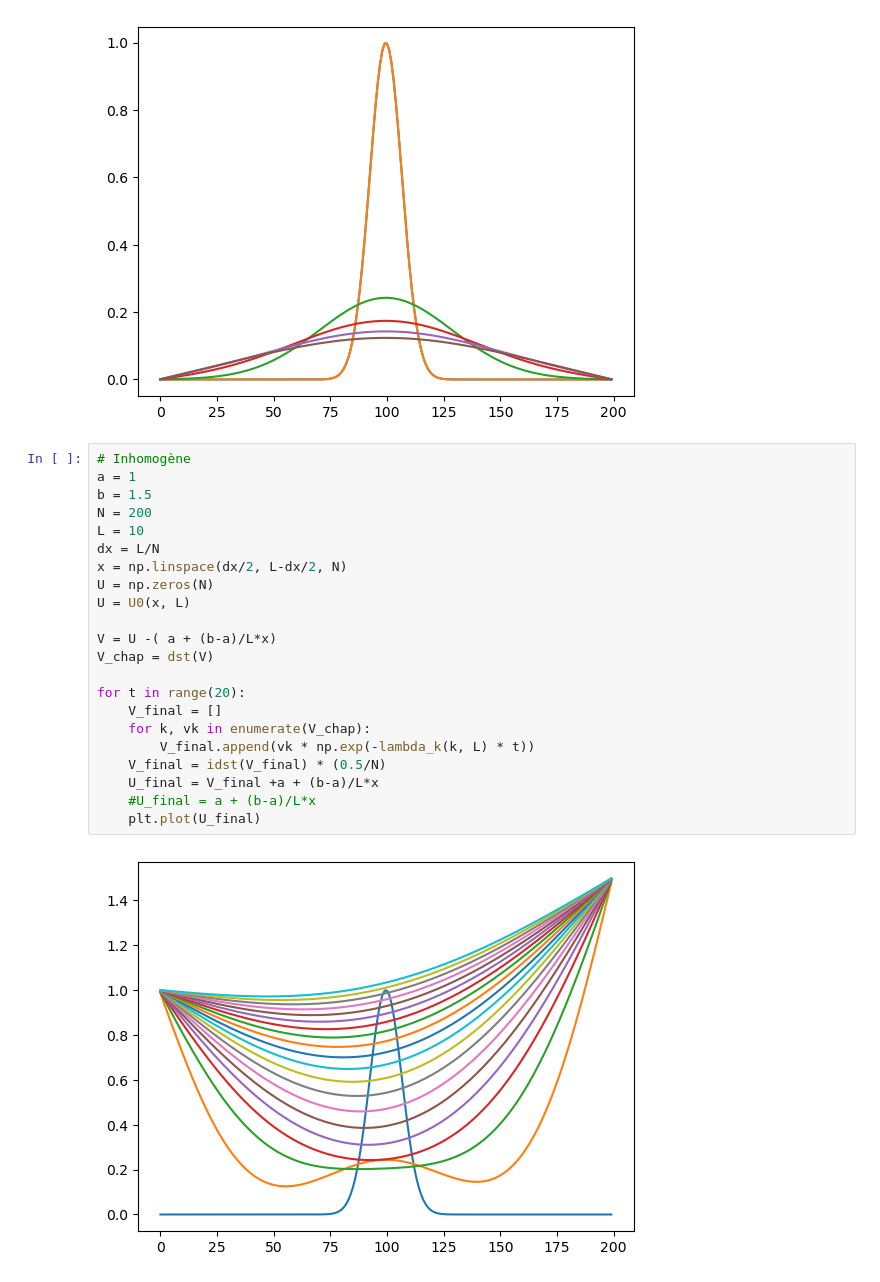
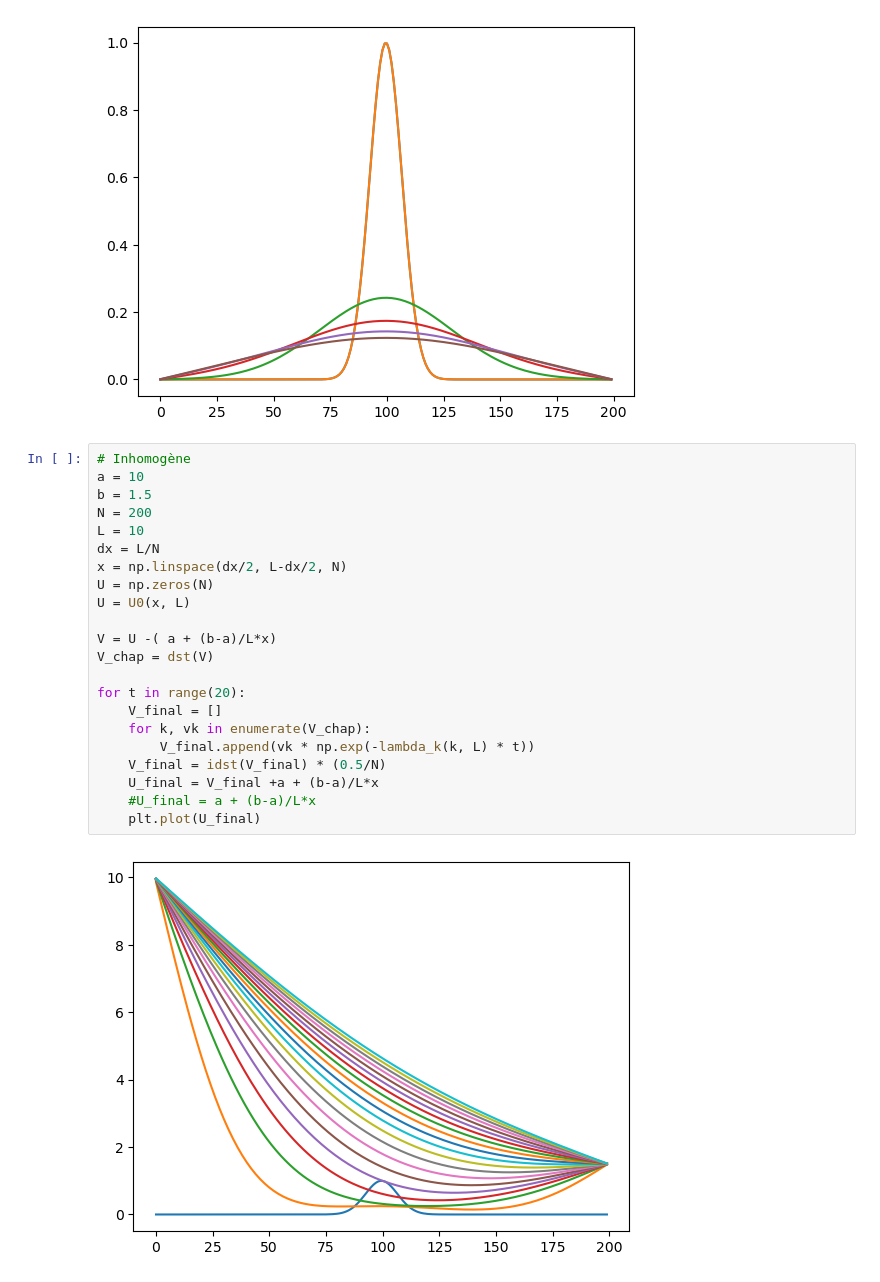
Before and after one commit to YacineCC/UNI, a Jupyter notebook: M1/sycal/fourrier.ipynb, the cells around one changed output. Drawn from its saved outputs; the diff is of its cells as text.

```diff
--- a/M1/sycal/fourrier.ipynb
+++ b/M1/sycal/fourrier.ipynb
@@ -68,25 +68,25 @@ for t in range(5):
 [figure]
 # %%
 # Inhomogène
-a = 1
+a = 10
 b = 1.5
 N = 200
 L = 10
 dx = L/N
 x = np.linspace(dx/2, L-dx/2, N)
 U = np.zeros(N)
 U = U0(x, L)
 
 V = U -( a + (b-a)/L*x)
 V_chap = dst(V)
 
 for t in range(20):
     V_final = []
     for k, vk in enumerate(V_chap):
         V_final.append(vk * np.exp(-lambda_k(k, L) * t))
     V_final = idst(V_final) * (0.5/N)
     U_final = V_final +a + (b-a)/L*x
     #U_final = a + (b-a)/L*x
     plt.plot(U_final)
 # %% [output]
-[figure, old version]
+[figure, new version]
```
Also changed, not shown: 12 other files.
